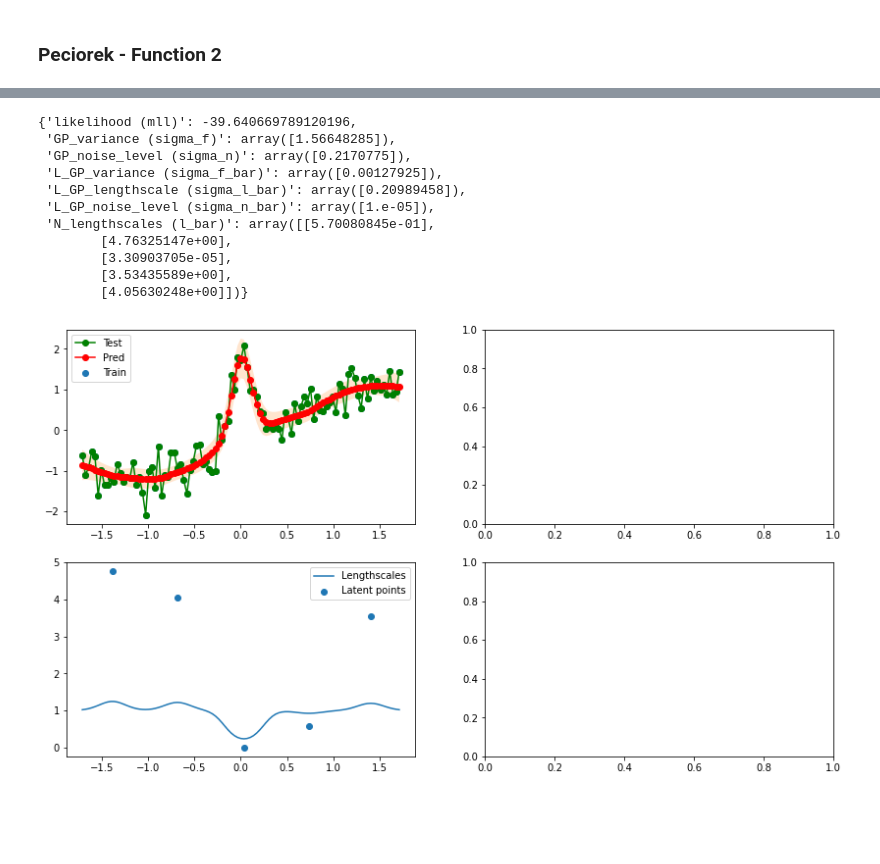
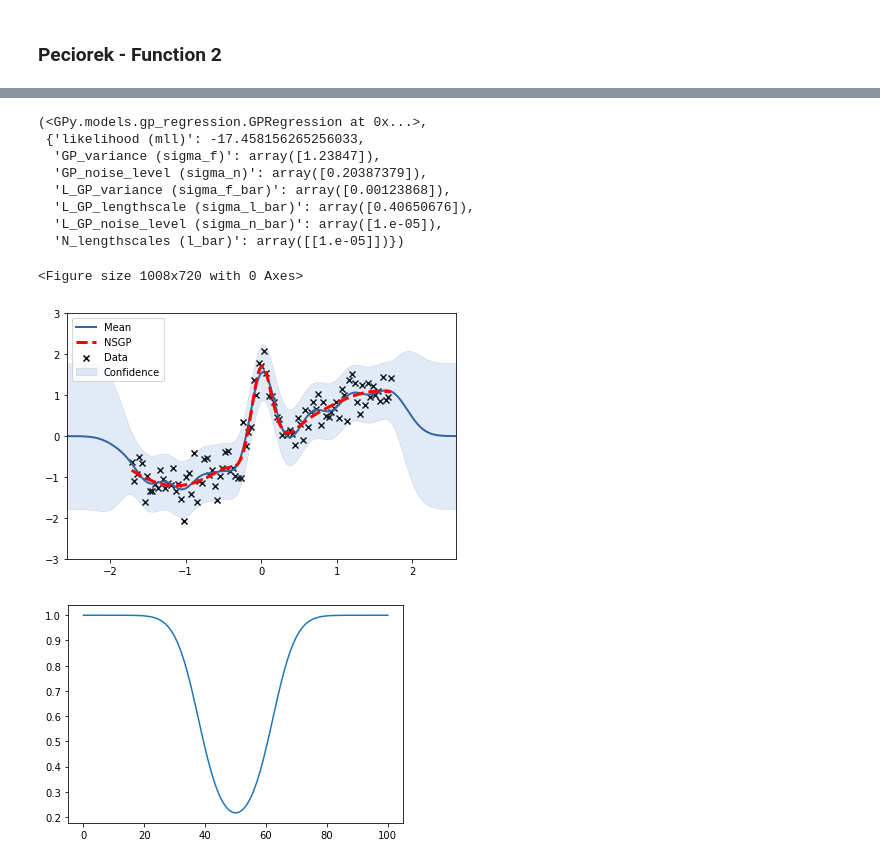
Before and after one commit to patel-zeel/snsgp-torch, a Jupyter notebook: dev/Testing Model.ipynb, the cells around one changed output, grey strips where cells are left out. Saved outputs shown, nothing was run; the diff lists cells and outputs as text; code cells hidden in the pictures; blank space fills up the shorter version.

Commit message:
Fixed sigma_f_bar and sigma_n_bar

```diff
--- a/dev/Testing Model.ipynb
+++ b/dev/Testing Model.ipynb
@@ -40,20 +104,29 @@ Updates: True
-# %%
-fig, ax = plt.subplots(2,2,figsize=(14,8))
-model = LLS(input_dim=1, N_l_bar=5, bounds=(10**-5,10**5))
-model.fit(X, y, n_restarts=5)
-model.predict_plot(ax, X, y);
-model.get_params()
-# model.predict_lengthscales_(X)
-# %% [output]
-{'likelihood (mll)': -39.640669789120196,
- 'GP_variance (sigma_f)': array([1.56648285]),
- 'GP_noise_level (sigma_n)': array([0.2170775]),
- 'L_GP_variance (sigma_f_bar)': array([0.00127925]),
- 'L_GP_lengthscale (sigma_l_bar)': array([0.20989458]),
- 'L_GP_noise_level (sigma_n_bar)': array([1.e-05]),
- 'N_lengthscales (l_bar)': array([[5.70080845e-01],
-        [4.76325147e+00],
-        [3.30903705e-05],
-        [3.53435589e+00],
-        [4.05630248e+00]])}
-[figure, removed]
+# %%
+plt.figure(figsize=(14,10))
+model = GPRegression(X, y, RBF(input_dim=1))
+model.optimize()
+model.plot()
+LLSmodel = LLS(input_dim=1, N_l_bar=1, bounds=(10**-5,10**5))
+LLSmodel.fit(X, y, n_restarts=5)
+pred_y = LLSmodel.predict(X, False, False)
+plt.plot(X.squeeze(), pred_y.squeeze(), '--', color='r', label='NSGP',linewidth=3)
+LLSmodel.get_params()
+# model.predict_lengthscales_(X)
+plt.ylim(-3,3);
+plt.legend()
+plt.figure()
+plt.plot(LLSmodel.predict_lengthscales_(X))
+model,\
+LLSmodel.get_params()
+# %% [output]
+(<GPy.models.gp_regression.GPRegression at 0x...>,
+ {'likelihood (mll)': -17.458156265256033,
+  'GP_variance (sigma_f)': array([1.23847]),
+  'GP_noise_level (sigma_n)': array([0.20387379]),
+  'L_GP_variance (sigma_f_bar)': array([0.00123868]),
+  'L_GP_lengthscale (sigma_l_bar)': array([0.40650676]),
+  'L_GP_noise_level (sigma_n_bar)': array([1.e-05]),
+  'N_lengthscales (l_bar)': array([[1.e-05]])})
+<Figure size 1008x720 with 0 Axes>
+[figure, added]
+[figure, added]
```
Also changed, not shown: parts of 9 cells of this notebook, 5 other files.
